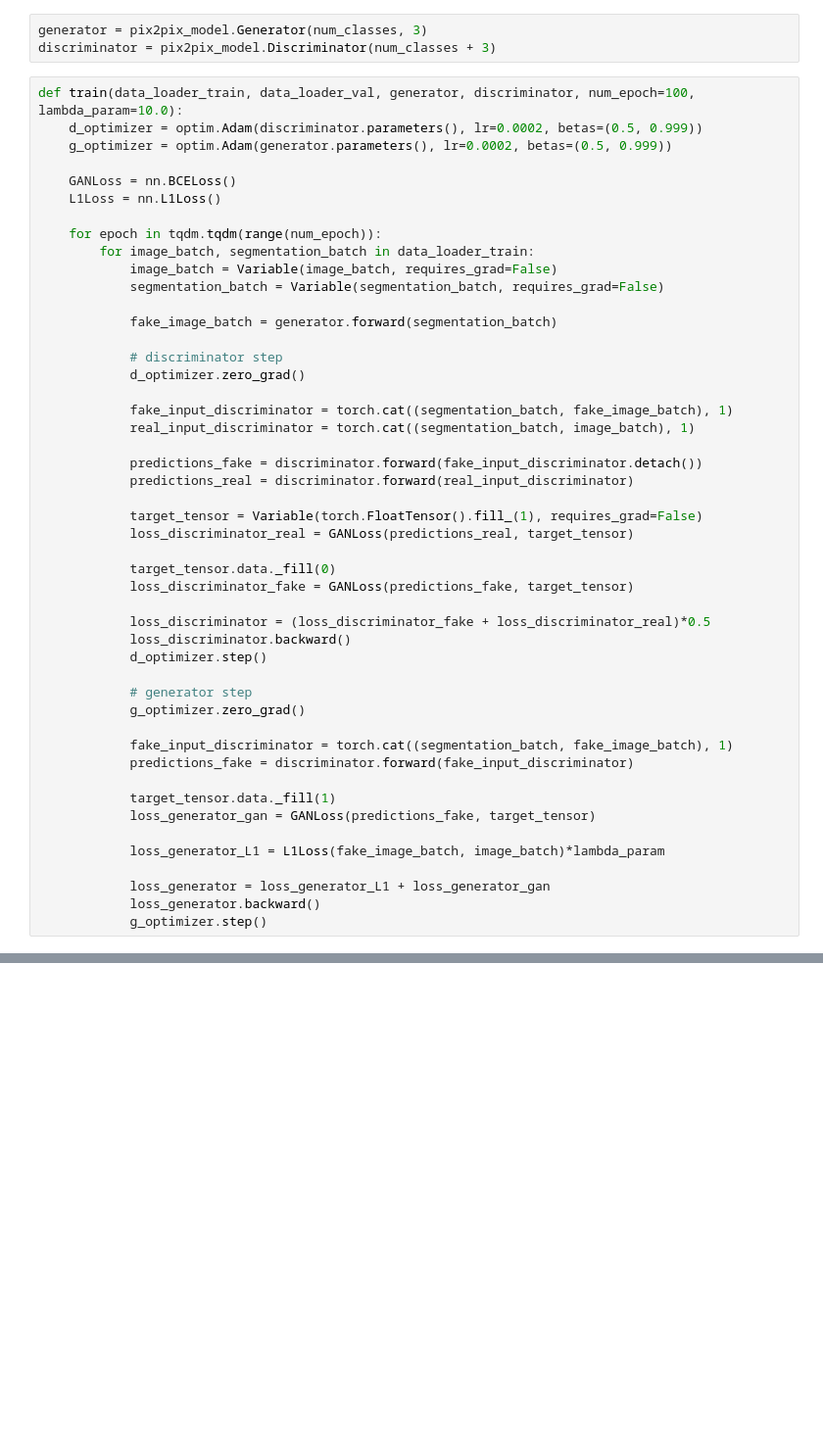
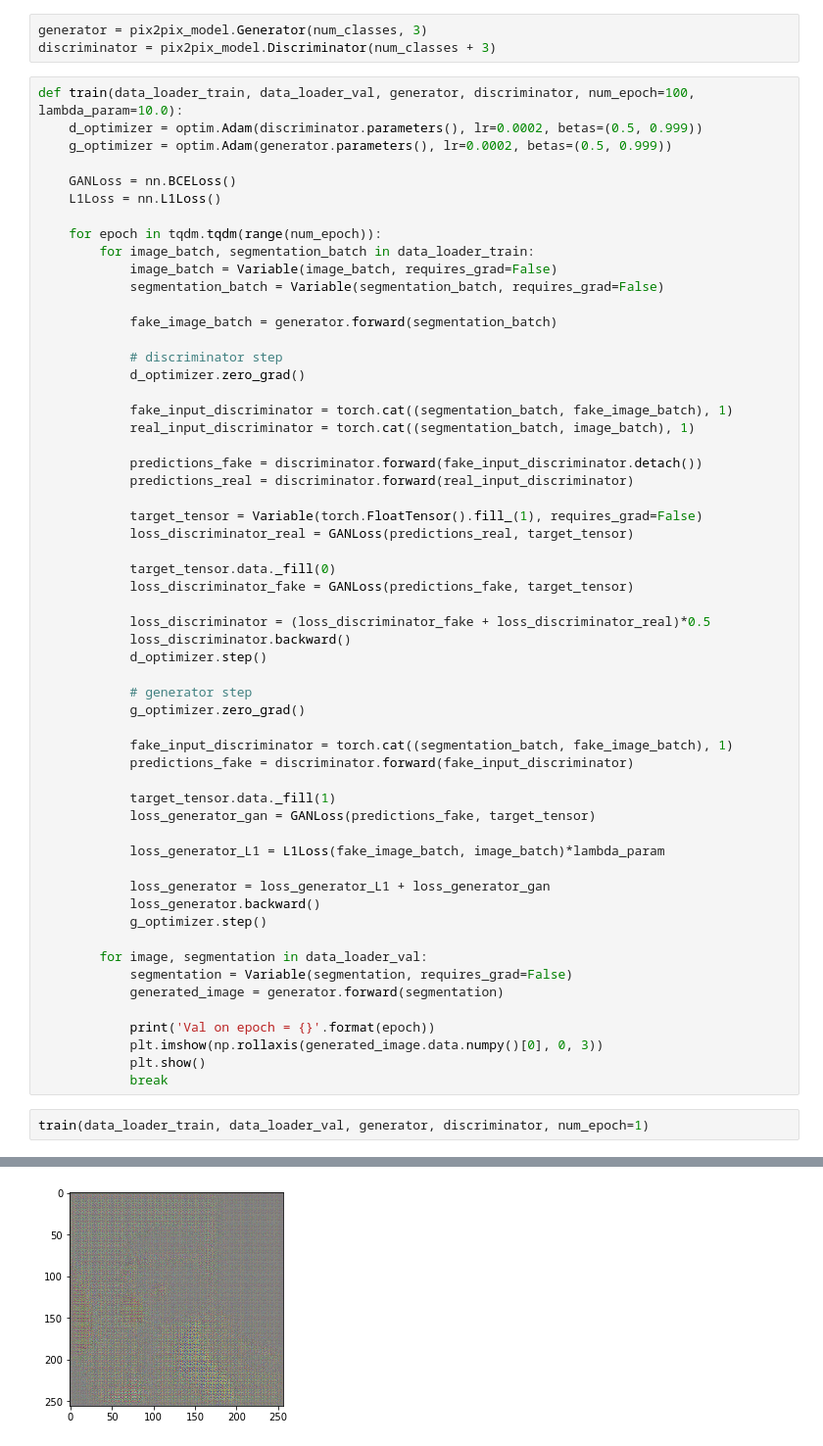
Before and after one commit to ashysheya/DL_project, a Jupyter notebook: train_pix2pix.ipynb, the cells around one changed output, grey strips where cells are left out. Shown: that part at 98% size. Cells and saved outputs as stored; diff of their text form; blank space fills up the shorter version.

Commit message:
modify training

```diff
--- a/train_pix2pix.ipynb
+++ b/train_pix2pix.ipynb
@@ -85,3 +85,15 @@ def train(data_loader_train, data_loader_val, generator, discriminator, num_epoc
             loss_generator = loss_generator_L1 + loss_generator_gan
             loss_generator.backward()
             g_optimizer.step()
+
+        for image, segmentation in data_loader_val:
+            segmentation = Variable(segmentation, requires_grad=False)
+            generated_image = generator.forward(segmentation)
+
+            print('Val on epoch = {}'.format(epoch))
+            plt.imshow(np.rollaxis(generated_image.data.numpy()[0], 0, 3))
+            plt.show()
+            break
+# %%
+train(data_loader_train, data_loader_val, generator, discriminator, num_epoch=1)
+# %% [output]
@@ -87,0 +102 @@ def train(data_loader_train, data_loader_val, generator, discriminator, num_epoc
+[figure, added]
```
Also changed, not shown: parts of 1 cell of this notebook, 2 other files.
